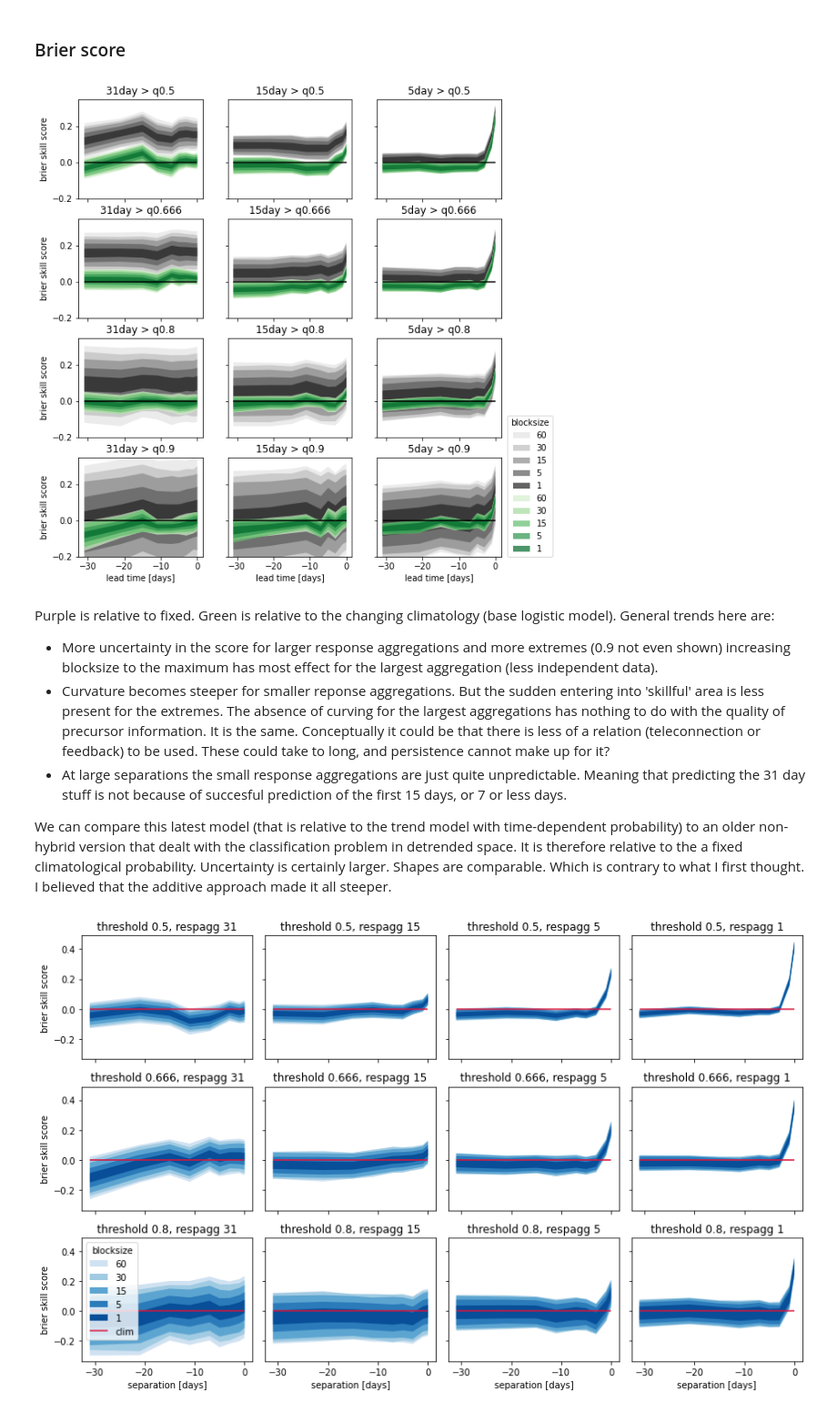
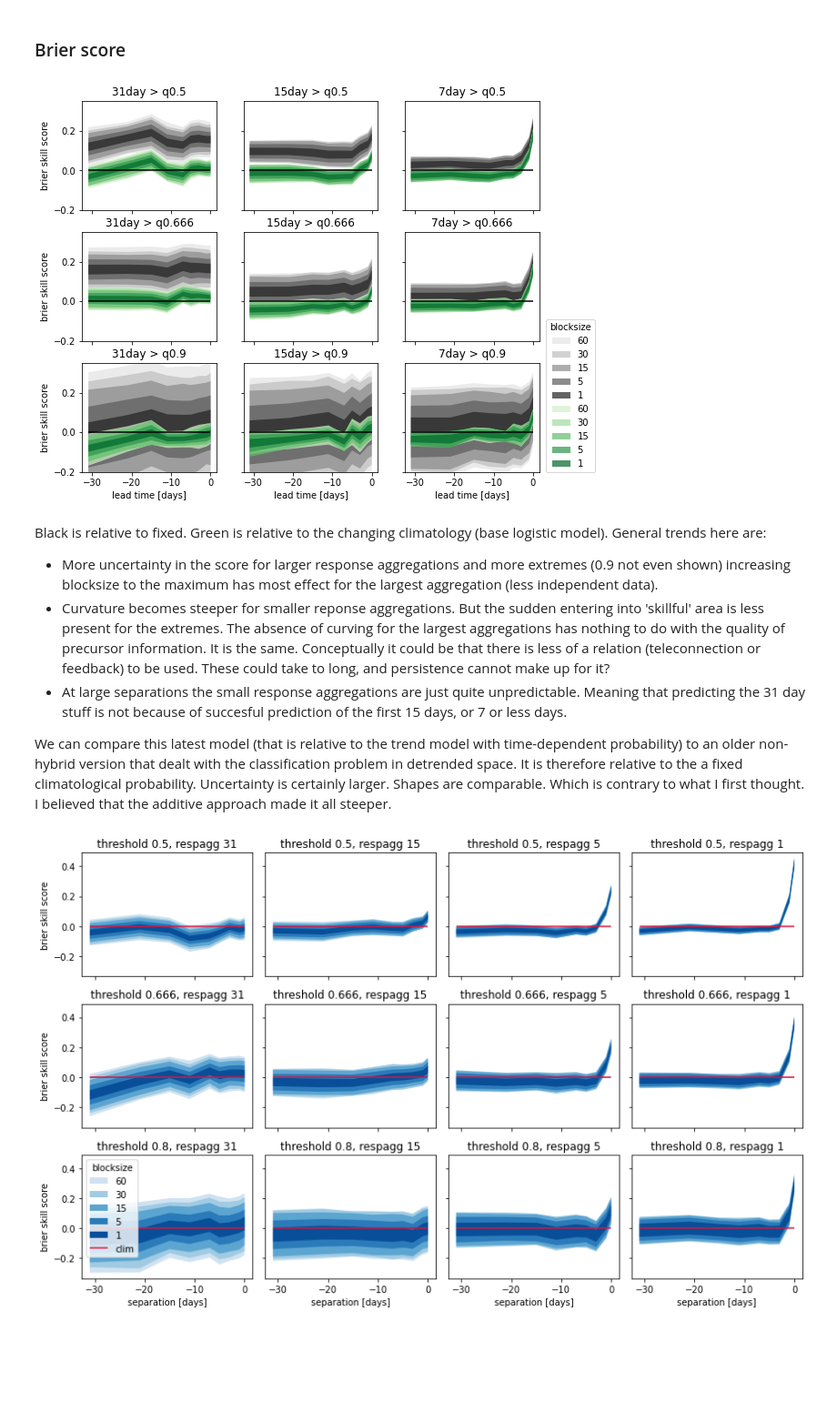
Before and after one commit to chiemvs/Weave, a Jupyter notebook: notebooks/Classifier_skills.ipynb, the cells around one changed output. Shown at 91% size. Saved outputs shown, nothing was run; the diff lists cells and outputs as text; code cells hidden in the pictures; blank space fills up the shorter version.

```diff
--- a/notebooks/Classifier_skills.ipynb
+++ b/notebooks/Classifier_skills.ipynb
@@ -99,20 +99,20 @@ def skill_plot(df, fig = None, axes = None, colors: str = 'Blues', respaggs: lis
 # %% [markdown]
 ### Brier score
 # %%
-respaggs = [5,15,31]
-thresholds = [0.5,0.666,0.8,0.9]
+respaggs = [7,15,31]
+thresholds = [0.5,0.666,0.9]
 bss_fixed = transform_to_skill(pd.read_parquet(skillpath_fixed))
 bss_to_base = transform_to_skill(pd.read_parquet(skillpath))
 fig, axes = skill_plot(bss_fixed, respaggs = respaggs, thresholds = thresholds, colors = 'Greys')
 fig, axes = skill_plot(bss_to_base, fig = fig, axes = axes, respaggs = respaggs, thresholds = thresholds, colors = 'Greens')
 axes[0,0].set_ylim((-0.2,0.35)) # Works because of shared lims between subplots.
 #plt.tight_layout()
 plt.savefig('/scistor/ivm/jsn295/brier.pdf')
 #plt.show()
 # %% [output]
-[figure, old version]
+[figure, new version]
 # %% [markdown]
-Purple is relative to fixed. Green is relative to the changing climatology (base logistic model). General trends here are:
+Black is relative to fixed. Green is relative to the changing climatology (base logistic model). General trends here are:
 * More uncertainty in the score for larger response aggregations and more extremes (0.9 not even shown) increasing blocksize to the maximum has most effect for the largest aggregation (less independent data).
 * Curvature becomes steeper for smaller reponse aggregations. But the sudden entering into 'skillful' area is less present for the extremes. The absence of curving for the largest aggregations has nothing to do with the quality of precursor information. It is the same. Conceptually it could be that there is less of a relation (teleconnection or feedback) to be used. These could take to long, and persistence cannot make up for it?
 * At large separations the small response aggregations are just quite unpredictable. Meaning that predicting the 31 day stuff is not because of succesful prediction of the first 15 days, or 7 or less days.
```
Also changed, not shown: parts of 7 cells of this notebook.
